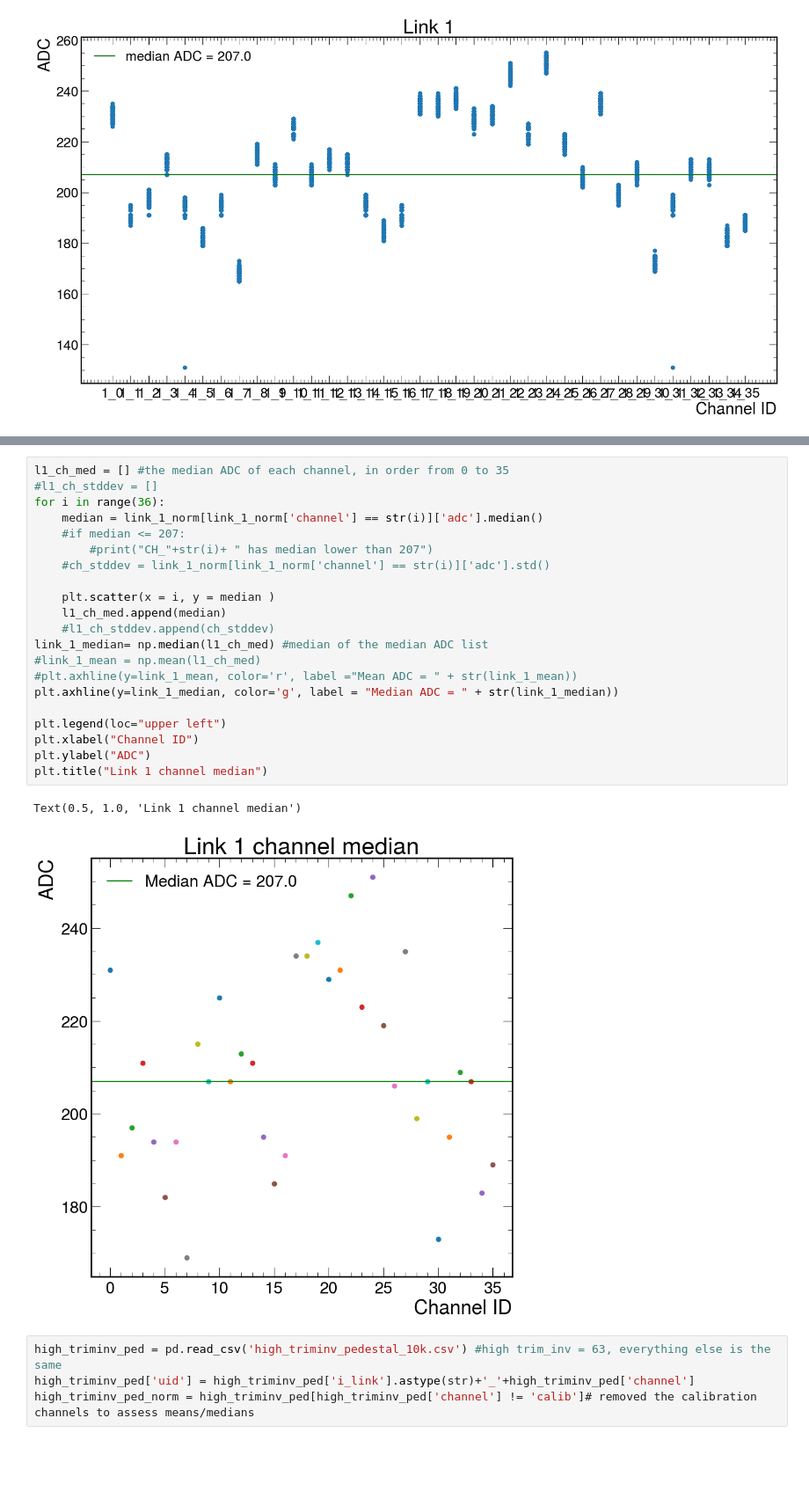
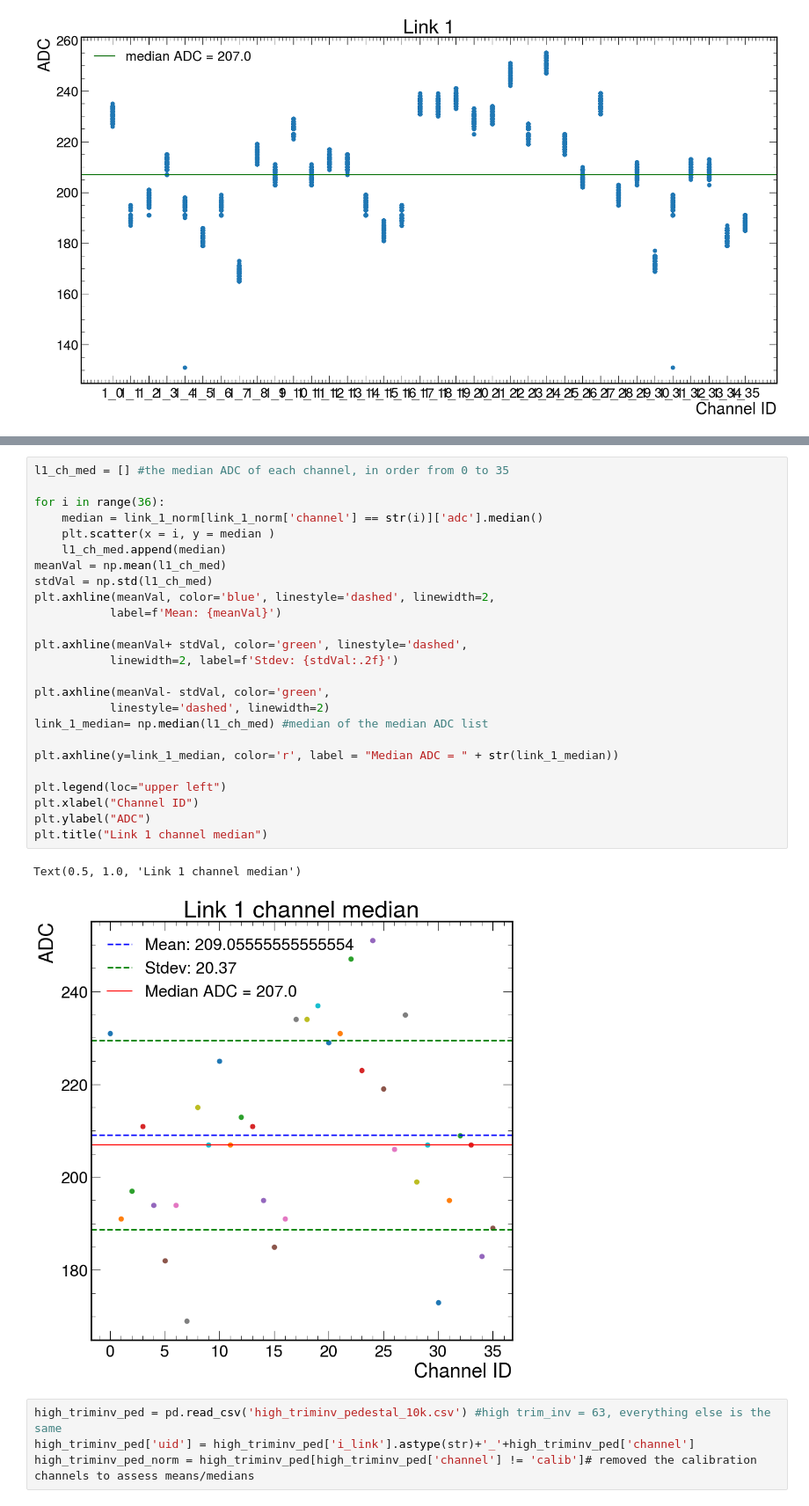
Before and after one commit to rodr1001/my_code, a Jupyter notebook: ldmx/hgcroc/pedestal_data/data/pedestal_ana.ipynb, the cells around one changed output, grey strips where cells are left out. Shown at 88% size. Cells and saved outputs as stored; diff of their text form; blank space fills up the shorter version.

```diff
--- a/ldmx/hgcroc/pedestal_data/data/pedestal_ana.ipynb
+++ b/ldmx/hgcroc/pedestal_data/data/pedestal_ana.ipynb
@@ -130,27 +136,31 @@ Text(0.5, 1.0, 'Link 0 channel median')
 # %%
 l1_ch_med = [] #the median ADC of each channel, in order from 0 to 35
-#l1_ch_stddev = []
+
 for i in range(36):
     median = link_1_norm[link_1_norm['channel'] == str(i)]['adc'].median()
-    #if median <= 207:
-        #print("CH_"+str(i)+ " has median lower than 207")
-    #ch_stddev = link_1_norm[link_1_norm['channel'] == str(i)]['adc'].std()
-
     plt.scatter(x = i, y = median )
     l1_ch_med.append(median)
-    #l1_ch_stddev.append(ch_stddev)
+meanVal = np.mean(l1_ch_med)
+stdVal = np.std(l1_ch_med)
+plt.axhline(meanVal, color='blue', linestyle='dashed', linewidth=2,
+           label=f'Mean: {meanVal}')
+
+plt.axhline(meanVal+ stdVal, color='green', linestyle='dashed',
+           linewidth=2, label=f'Stdev: {stdVal:.2f}')
+
+plt.axhline(meanVal- stdVal, color='green',
+           linestyle='dashed', linewidth=2)
 link_1_median= np.median(l1_ch_med) #median of the median ADC list
-#link_1_mean = np.mean(l1_ch_med)
-#plt.axhline(y=link_1_mean, color='r', label ="Mean ADC = " + str(link_1_mean))
-plt.axhline(y=link_1_median, color='g', label = "Median ADC = " + str(link_1_median))
+
+plt.axhline(y=link_1_median, color='r', label = "Median ADC = " + str(link_1_median))
 
 plt.legend(loc="upper left")
 plt.xlabel("Channel ID")
 plt.ylabel("ADC")
 plt.title("Link 1 channel median")
 # %% [output]
 Text(0.5, 1.0, 'Link 1 channel median')
-[figure, old version]
+[figure, new version]
 # %%
 high_triminv_ped = pd.read_csv('high_triminv_pedestal_10k.csv') #high trim_inv = 63, everything else is the same
 high_triminv_ped['uid'] = high_triminv_ped['i_link'].astype(str)+'_'+high_triminv_ped['channel']
```
Also changed, not shown: parts of 59 cells of this notebook, 3 other files.
